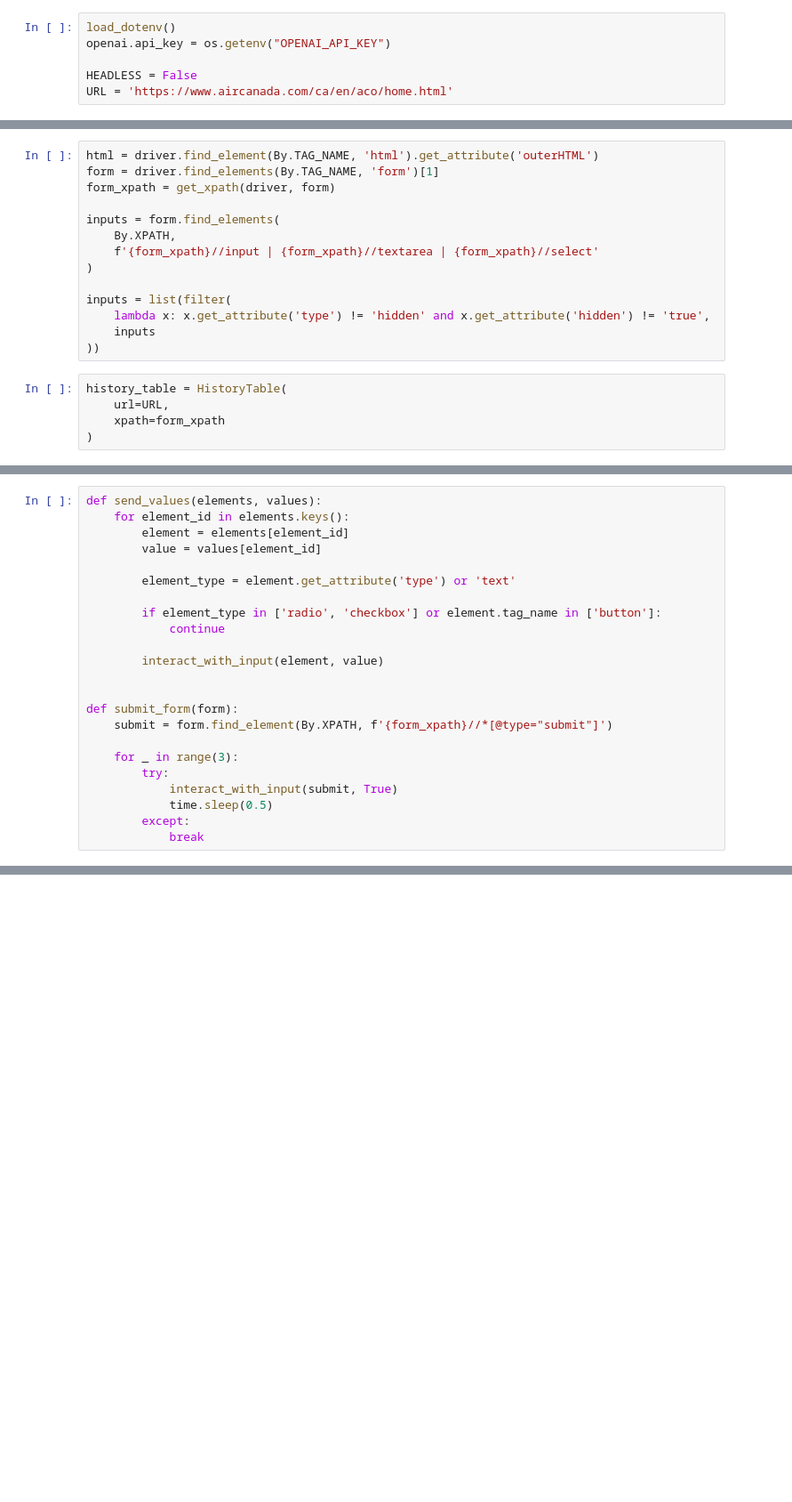
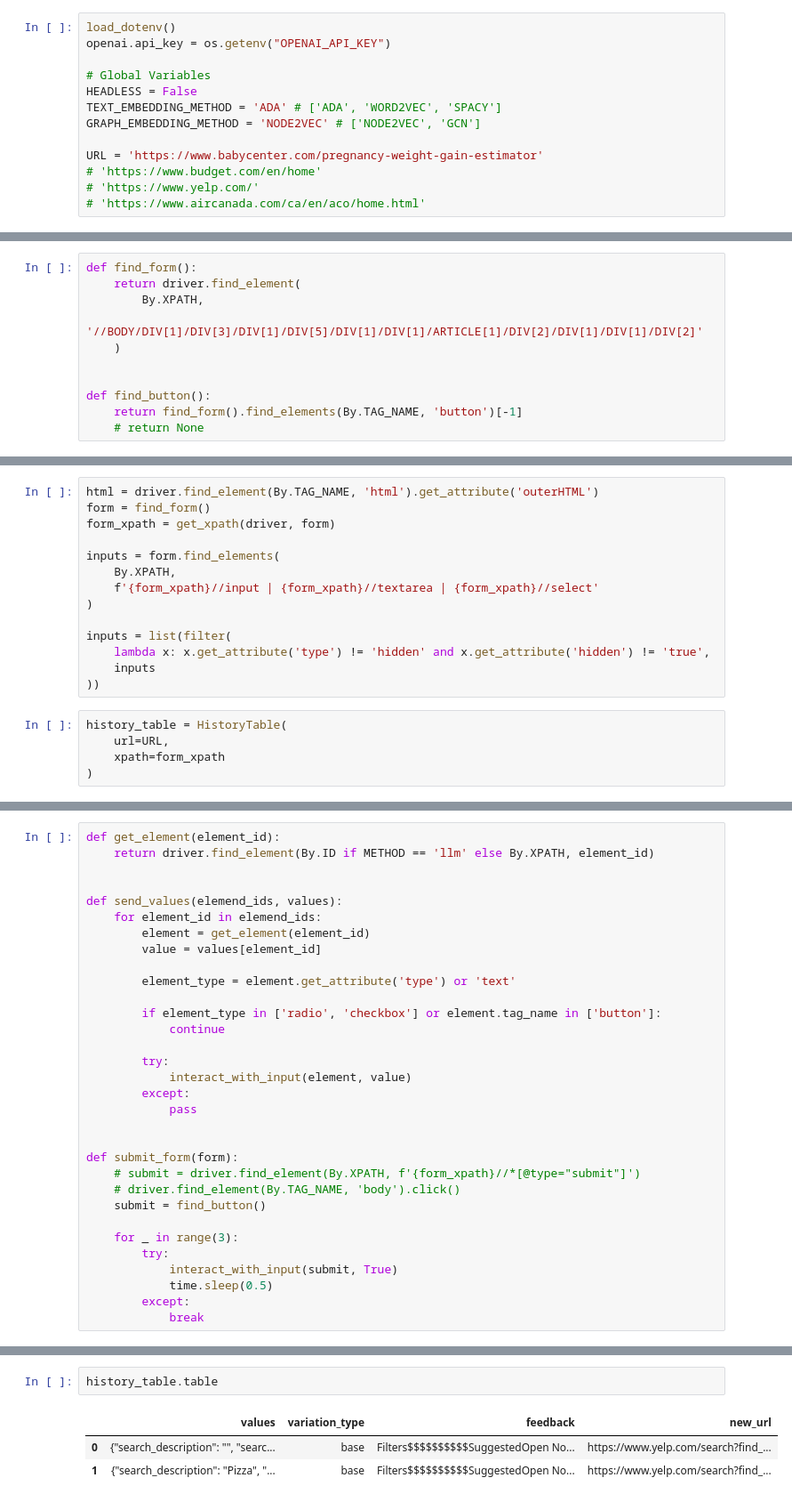
Before and after one commit to parsaalian/webform-testing, a Jupyter notebook: implementation/baselines.ipynb, the cells around one changed output, grey strips where cells are left out. Shown: that part at 89% size. Drawn from its saved outputs; the diff is of its cells as text; blank space fills up the shorter version.

```diff
--- a/implementation/baselines.ipynb
+++ b/implementation/baselines.ipynb
@@ -22,8 +22,15 @@ from method.ours.feedback import get_global_feedback
 load_dotenv()
 openai.api_key = os.getenv("OPENAI_API_KEY")
 
+# Global Variables
 HEADLESS = False
-URL = 'https://www.aircanada.com/ca/en/aco/home.html'
+TEXT_EMBEDDING_METHOD = 'ADA' # ['ADA', 'WORD2VEC', 'SPACY']
+GRAPH_EMBEDDING_METHOD = 'NODE2VEC' # ['NODE2VEC', 'GCN']
+
+URL = 'https://www.babycenter.com/pregnancy-weight-gain-estimator'
+# 'https://www.budget.com/en/home'
+# 'https://www.yelp.com/'
+# 'https://www.aircanada.com/ca/en/aco/home.html'
 # %%
 METHOD = 'llm'
 # %%
@@ -37,9 +61,20 @@ def get_to_form(driver):
+# %%
+def find_form():
+    return driver.find_element(
+        By.XPATH,
+        '//BODY/DIV[1]/DIV[3]/DIV[1]/DIV[5]/DIV[1]/DIV[1]/ARTICLE[1]/DIV[2]/DIV[1]/DIV[1]/DIV[2]'
+    )
+
+
+def find_button():
+    return find_form().find_elements(By.TAG_NAME, 'button')[-1]
+    # return None
 # %%
 driver = create_driver(HEADLESS)
 get_to_form(driver)
 # %%
 html = driver.find_element(By.TAG_NAME, 'html').get_attribute('outerHTML')
-form = driver.find_elements(By.TAG_NAME, 'form')[1]
+form = find_form()
 form_xpath = get_xpath(driver, form)
 
 inputs = form.find_elements(
@@ -99,7 +129,11 @@ values
 # %%
-def send_values(elements, values):
-    for element_id in elements.keys():
-        element = elements[element_id]
+def get_element(element_id):
+    return driver.find_element(By.ID if METHOD == 'llm' else By.XPATH, element_id)
+
+
+def send_values(elemend_ids, values):
+    for element_id in elemend_ids:
+        element = get_element(element_id)
         value = values[element_id]
 
         element_type = element.get_attribute('type') or 'text'
@@ -107,11 +141,16 @@ def send_values(elements, values):
         if element_type in ['radio', 'checkbox'] or element.tag_name in ['button']:
             continue
 
-        interact_with_input(element, value)
+        try:
+            interact_with_input(element, value)
+        except:
+            pass
 
 
 def submit_form(form):
-    submit = form.find_element(By.XPATH, f'{form_xpath}//*[@type="submit"]')
+    # submit = driver.find_element(By.XPATH, f'{form_xpath}//*[@type="submit"]')
+    # driver.find_element(By.TAG_NAME, 'body').click()
+    submit = find_button()
 
     for _ in range(3):
         try:
@@ -203,0 +205,6 @@ Indicates an external site which may not meet accessibility guidelines and/or la
+# %%
+history_table.table
+# %% [output]
+|  | values | variation_type | feedback | new_url |
+| 0 | {"search_description": "", "searc... | base | Filters$$$$$$$$$$SuggestedOpen No... | https://www.yelp.com/search?find_... |
+| 1 | {"search_description": "Pizza", "... | base | Filters$$$$$$$$$$SuggestedOpen No... | https://www.yelp.com/search?find_... |
```
Also changed, not shown: parts of 5 cells of this notebook, 8 other files.
